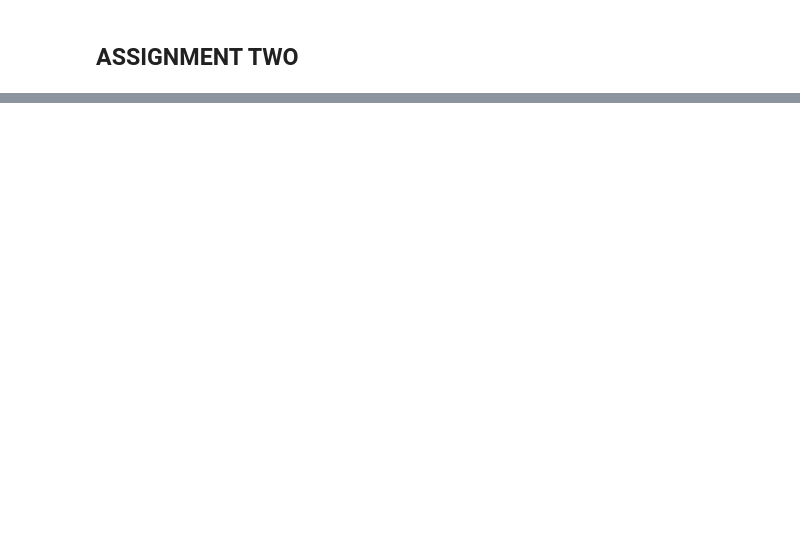
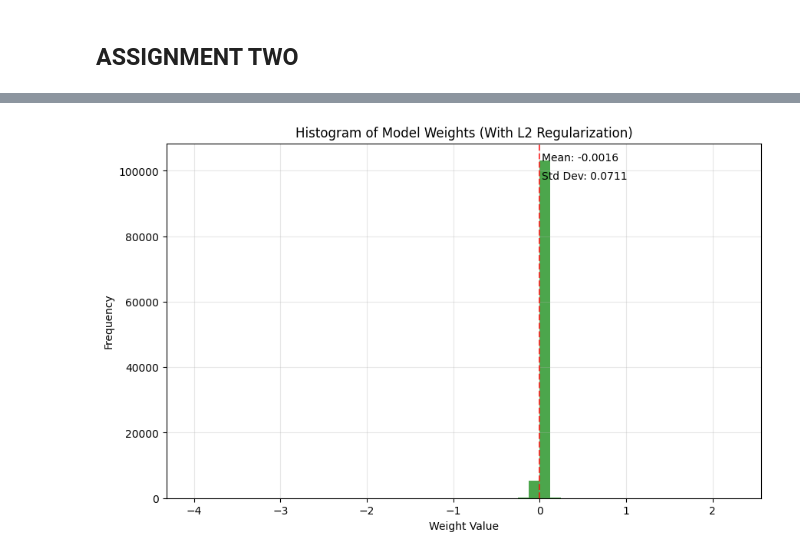
Before and after one commit to kkipngenokoech/ADL, a Jupyter notebook: HW2/notebook.ipynb, the cells around one changed output, grey strips where cells are left out. Cells and saved outputs as stored; diff of their text form; code cells hidden in the pictures; blank space fills up the shorter version.

```diff
--- a/HW2/notebook.ipynb
+++ b/HW2/notebook.ipynb
@@ -250,0 +325,43 @@ plt.show()
+# %%
+# Define a new model with L2 regularization
+regularized_model = tf.keras.Sequential([
+    tf.keras.layers.Dense(128, activation='relu',
+                         input_shape=(x_train_normalized.shape[1],),
+                         kernel_regularizer=tf.keras.regularizers.l2(0.01)),  # L2 regularization
+    tf.keras.layers.Dense(64, activation='relu',
+                         kernel_regularizer=tf.keras.regularizers.l2(0.01)),  # L2 regularization
+    tf.keras.layers.Dense(10, activation='softmax')  # Output layer
+])
+
+# Compile the model
+regularized_model.compile(optimizer='adam',
+                         loss='sparse_categorical_crossentropy',
+                         metrics=['accuracy'])
+
+# Train the model
+history_reg = regularized_model.fit(x_train_normalized, y_train,
+                                   epochs=10, batch_size=32,
+                                   validation_data=(x_test_normalized, y_test))
+
+# Extract all weights from the regularized model
+weights_reg = []
+for layer in regularized_model.layers:
+    layer_weights = layer.get_weights()
+    if layer_weights:
+        weights_reg.append(layer_weights[0].flatten())
+
+# Concatenate all weights into a single array
+all_weights_reg = np.concatenate(weights_reg)
+
+# Plot histogram of weights
+plt.figure(figsize=(10, 6))
+plt.hist(all_weights_reg, bins=50, alpha=0.7, color='green')
+plt.title('Histogram of Model Weights (With L2 Regularization)')
+plt.xlabel('Weight Value')
+plt.ylabel('Frequency')
+plt.grid(True, alpha=0.3)
+plt.axvline(x=0, color='red', linestyle='--', alpha=0.7)
+plt.text(0.02, plt.gca().get_ylim()[1]*0.95, f'Mean: {all_weights_reg.mean():.4f}')
+plt.text(0.02, plt.gca().get_ylim()[1]*0.9, f'Std Dev: {all_weights_reg.std():.4f}')
+plt.show()
+# %% [output]
@@ -250,0 +388 @@ plt.show()
+[figure, added]
```
Also changed, not shown: parts of 10 cells of this notebook, 3 other files.
